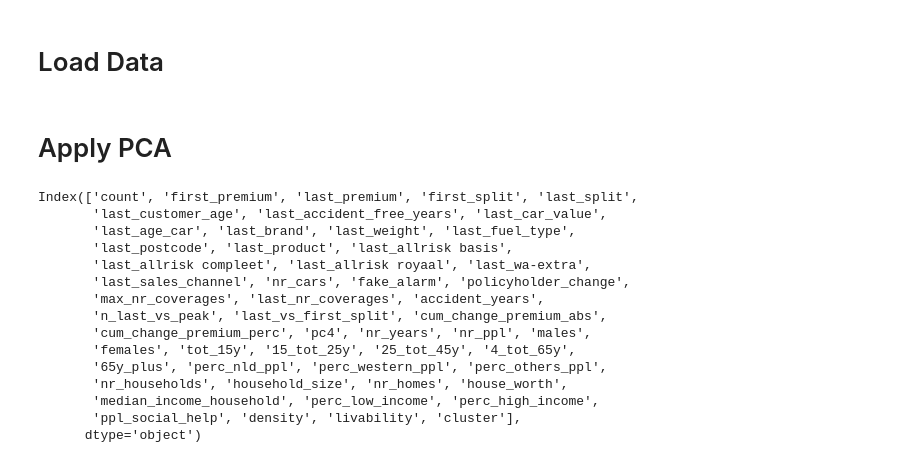
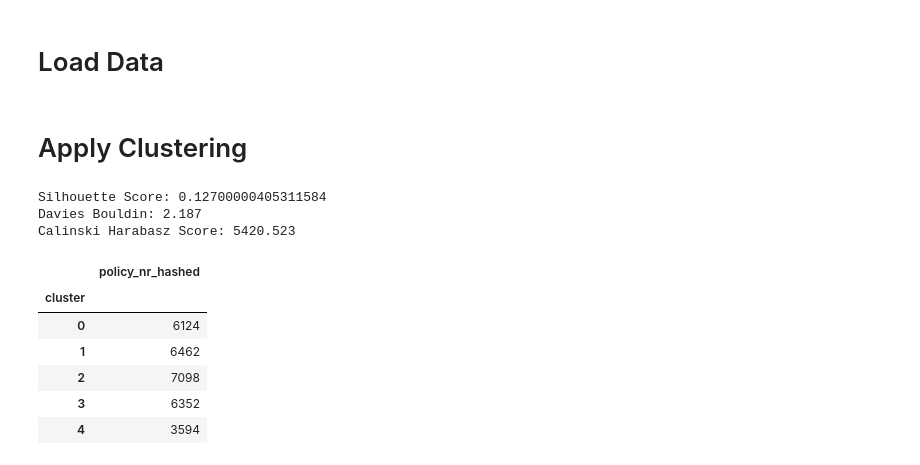
Before and after one commit to victormorizon/baqm-seminar-16, a Jupyter notebook: customer_segmentation/victor.ipynb, the cells around one changed output. Saved outputs shown, nothing was run; the diff lists cells and outputs as text; code cells hidden in the pictures.

```diff
--- a/customer_segmentation/victor.ipynb
+++ b/customer_segmentation/victor.ipynb
@@ -18,2 +32,2 @@ df = df[df["first_data_year"] >= 2021].head(1000)
 # %% [markdown]
-# Apply PCA
+# Apply Clustering
@@ -54,18 +34,51 @@ print(calinski_harabasz_score(dist_matrix, df["cluster"]))
-# %%
-print(df_filt.columns)
-# %% [output]
-Index(['count', 'first_premium', 'last_premium', 'first_split', 'last_split',
-       'last_customer_age', 'last_accident_free_years', 'last_car_value',
-       'last_age_car', 'last_brand', 'last_weight', 'last_fuel_type',
-       'last_postcode', 'last_product', 'last_allrisk basis',
-       'last_allrisk compleet', 'last_allrisk royaal', 'last_wa-extra',
-       'last_sales_channel', 'nr_cars', 'fake_alarm', 'policyholder_change',
-       'max_nr_coverages', 'last_nr_coverages', 'accident_years',
-       'n_last_vs_peak', 'last_vs_first_split', 'cum_change_premium_abs',
-       'cum_change_premium_perc', 'pc4', 'nr_years', 'nr_ppl', 'males',
-       'females', 'tot_15y', '15_tot_25y', '25_tot_45y', '4_tot_65y',
-       '65y_plus', 'perc_nld_ppl', 'perc_western_ppl', 'perc_others_ppl',
-       'nr_households', 'household_size', 'nr_homes', 'house_worth',
-       'median_income_household', 'perc_low_income', 'perc_high_income',
-       'ppl_social_help', 'density', 'livability', 'cluster'],
-      dtype='object')
+# %%
+def kmeans_cluster(dist_matrix, n):
+    cluster = MiniBatchKMeans(n_clusters=n, random_state=0, n_init='auto').fit(dist_matrix)
+
+    sh_score = silhouette_score(dist_matrix, cluster.labels_)
+    db_score = davies_bouldin_score(dist_matrix, cluster.labels_)
+    ch_score = calinski_harabasz_score(dist_matrix, cluster.labels_)
+
+    return sh_score, db_score, ch_score, cluster
+
+def kmedoids_cluster(dist_matrix, n):
+    cluster = kmedoids.KMedoids(n, method='fasterpam', init='build', random_state=0).fit(dist_matrix)
+
+    sh_score = silhouette_score(dist_matrix, cluster.labels_)
+    db_score = davies_bouldin_score(dist_matrix, cluster.labels_)
+    ch_score = calinski_harabasz_score(dist_matrix, cluster.labels_)
+
+    return sh_score, db_score, ch_score, cluster
+
+def spectral_cluster(dist_matrix, n):
+    cluster_labels = SpectralClustering(n_clusters=n, affinity='rbf', n_init=100, assign_labels='discretize').fit_predict(dist_matrix)
+
+    sh_score = silhouette_score(dist_matrix, cluster_labels, metric="precomputed")
+    db_score = davies_bouldin_score(dist_matrix, cluster_labels)
+    ch_score = calinski_harabasz_score(dist_matrix, cluster_labels)
+
+    return sh_score, db_score, ch_score, cluster_labels
+# %%
+# sh_score, db_score, ch_score, cluster = kmeans_cluster(dist_matrix, 5)
+sh_score, db_score, ch_score, cluster = kmedoids_cluster(dist_matrix, 5)
+# sh_score, db_score, ch_score, cluster = spectral_cluster(dist_matrix, 5)
+
+print(f"Silhouette Score: {np.round(sh_score, 3)}")
+print(f"Davies Bouldin: {np.round(db_score, 3)}")
+print(f"Calinski Harabasz Score: {np.round(ch_score, 3)}")
+# %% [output]
+Silhouette Score: 0.12700000405311584
+Davies Bouldin: 2.187
+Calinski Harabasz Score: 5420.523
+# %%
+df.loc[:,"cluster"] = cluster.labels_
+
+policy_clusters = df[["policy_nr_hashed", "cluster"]]
+# %% [output]
+|  | policy_nr_hashed |
+| cluster |  |
+| 0 | 6124 |
+| 1 | 6462 |
+| 2 | 7098 |
+| 3 | 6352 |
+| 4 | 3594 |
```
Also changed, not shown: parts of 12 cells of this notebook, 4 other files.
